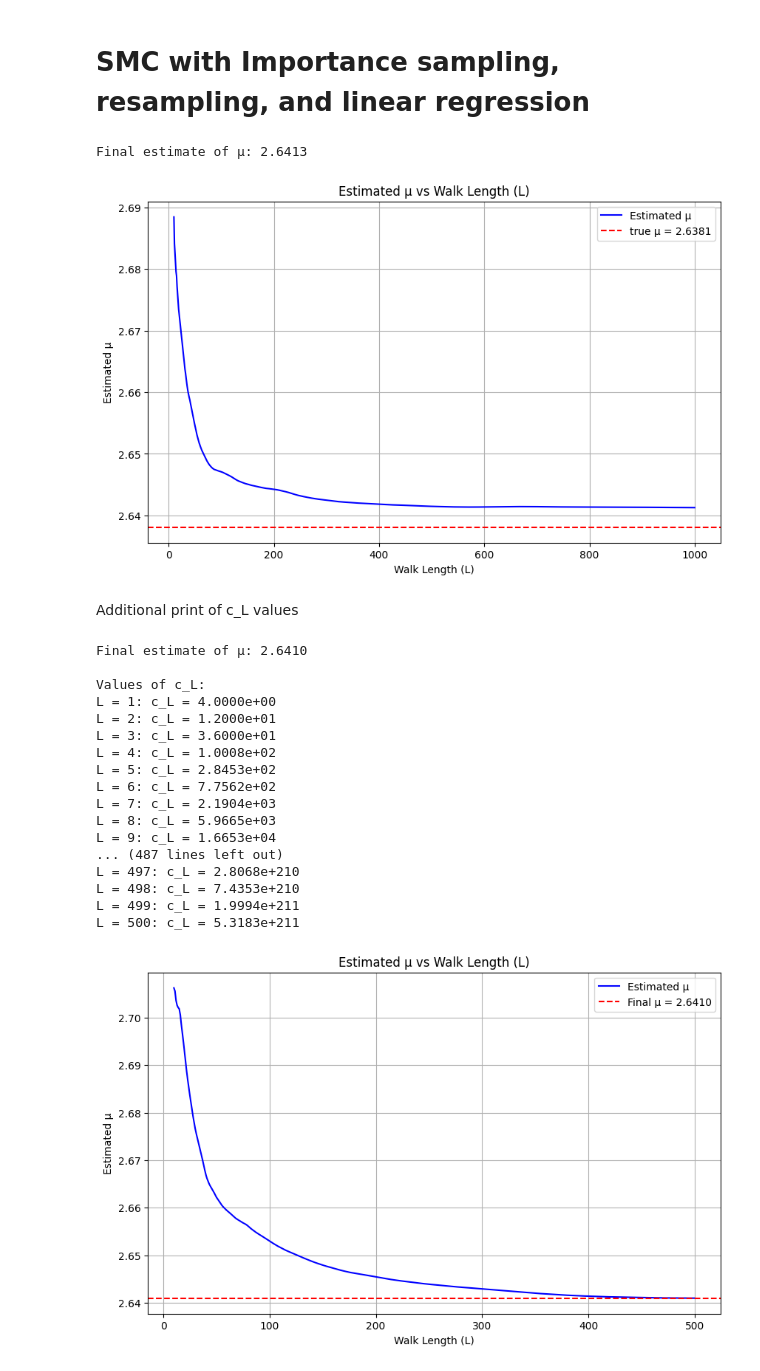
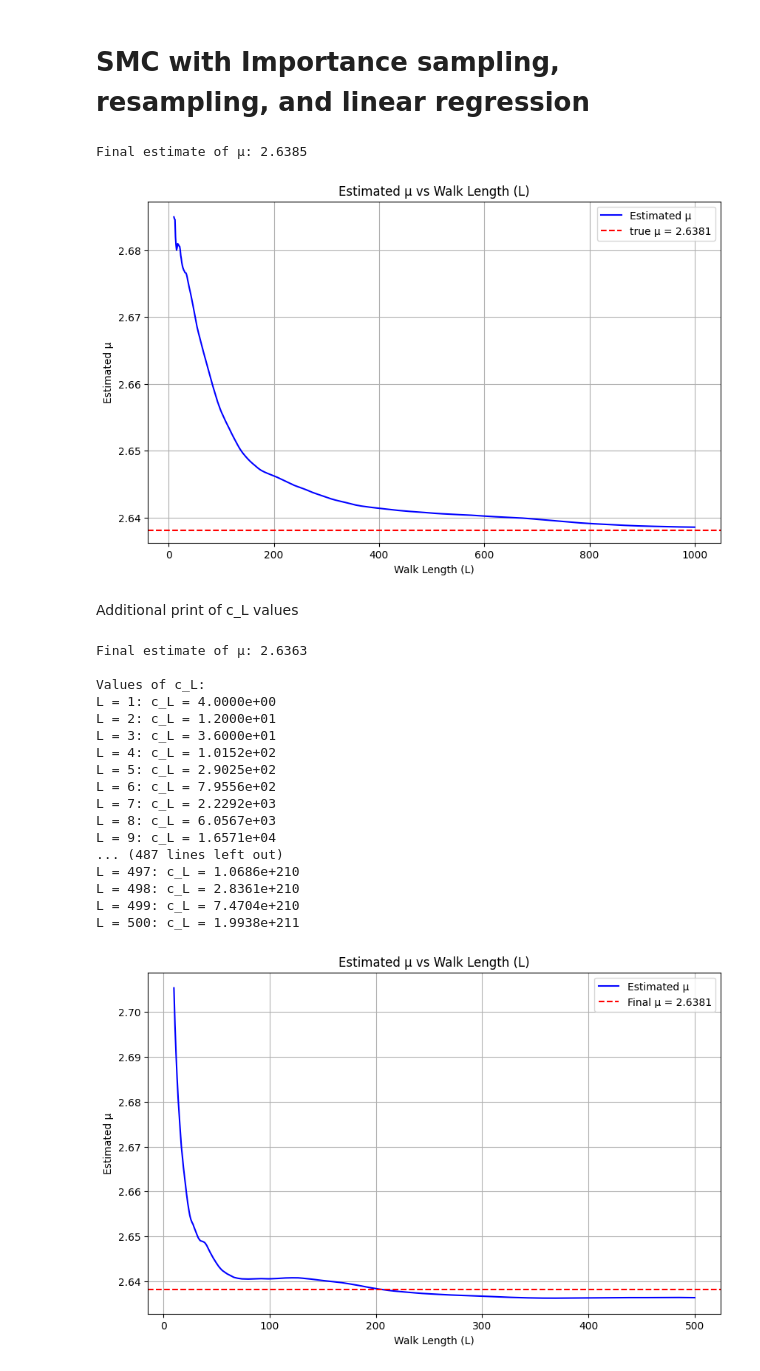
Before and after one commit to georgiakarenlau/ST3247, a Jupyter notebook: SMC.ipynb, the cells around one changed output. Drawn from its saved outputs; the diff is of its cells as text; code cells hidden in the pictures.

```diff
--- a/SMC.ipynb
+++ b/SMC.ipynb
@@ -149,7 +149,7 @@ def estimate_mu(N, max_L):
     return mu_final, L_values, mu_estimates
 
 # Parameters
-N = 2000
+N = 1000
 max_L = 1000
 
 # Estimate mu and get intermediate values
@@ -167,8 +167,8 @@ plt.legend()
 plt.grid(True)
 plt.show()
 # %% [output]
-Final estimate of μ: 2.6413
+Final estimate of μ: 2.6385
-[figure, old version]
+[figure, new version]
 # %% [markdown]
 Additional print of c_L values
 # %%
@@ -258,43 +258,43 @@ def estimate_mu(N, max_L):
 
 # Parameters
 N = 1000
 max_L = 500
 
 # Estimate mu and get intermediate values
 mu_final, L_values, mu_estimates, c_L_values = estimate_mu(N, max_L)
 print(f"Final estimate of μ: {mu_final:.4f}")
 
 # Print c_L values
 print("\nValues of c_L:")
 for L, c_L in c_L_values:
     print(f"L = {L}: c_L = {c_L:.4e}")
 
 # Plot mu estimates vs L
 plt.figure(figsize=(10, 6))
 plt.plot(L_values, mu_estimates, 'b-', label='Estimated μ')
-plt.axhline(y=mu_final, color='r', linestyle='--', label=f'Final μ = {mu_final:.4f}')
+plt.axhline(y=2.6381, color='r', linestyle='--', label=f'Final μ = 2.6381')
 plt.xlabel('Walk Length (L)')
 plt.ylabel('Estimated μ')
 plt.title('Estimated μ vs Walk Length (L)')
 plt.legend()
 plt.grid(True)
 plt.show()
 # %% [output]
-Final estimate of μ: 2.6410
+Final estimate of μ: 2.6363
 
 Values of c_L:
 L = 1: c_L = 4.0000e+00
 L = 2: c_L = 1.2000e+01
 L = 3: c_L = 3.6000e+01
-L = 4: c_L = 1.0008e+02
-L = 5: c_L = 2.8453e+02
-L = 6: c_L = 7.7562e+02
-L = 7: c_L = 2.1904e+03
-L = 8: c_L = 5.9665e+03
-L = 9: c_L = 1.6653e+04
+L = 4: c_L = 1.0152e+02
+L = 5: c_L = 2.9025e+02
+L = 6: c_L = 7.9556e+02
+L = 7: c_L = 2.2292e+03
+L = 8: c_L = 6.0567e+03
+L = 9: c_L = 1.6571e+04
 ... (487 lines left out)
-L = 497: c_L = 2.8068e+210
-L = 498: c_L = 7.4353e+210
-L = 499: c_L = 1.9994e+211
-L = 500: c_L = 5.3183e+211
+L = 497: c_L = 1.0686e+210
+L = 498: c_L = 2.8361e+210
+L = 499: c_L = 7.4704e+210
+L = 500: c_L = 1.9938e+211
-[figure, old version]
+[figure, new version]
```
Also changed, not shown: parts of 1 cell of this notebook, 1 other file.
